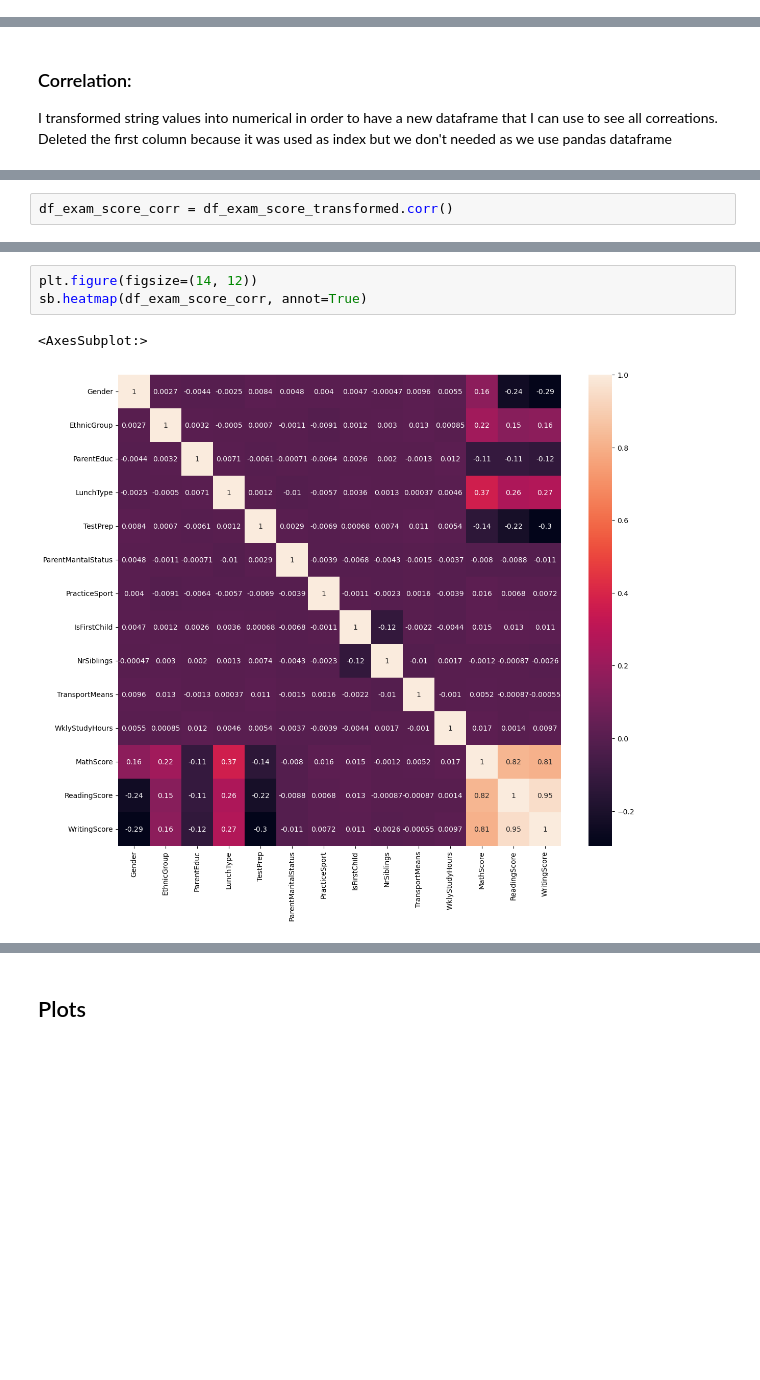
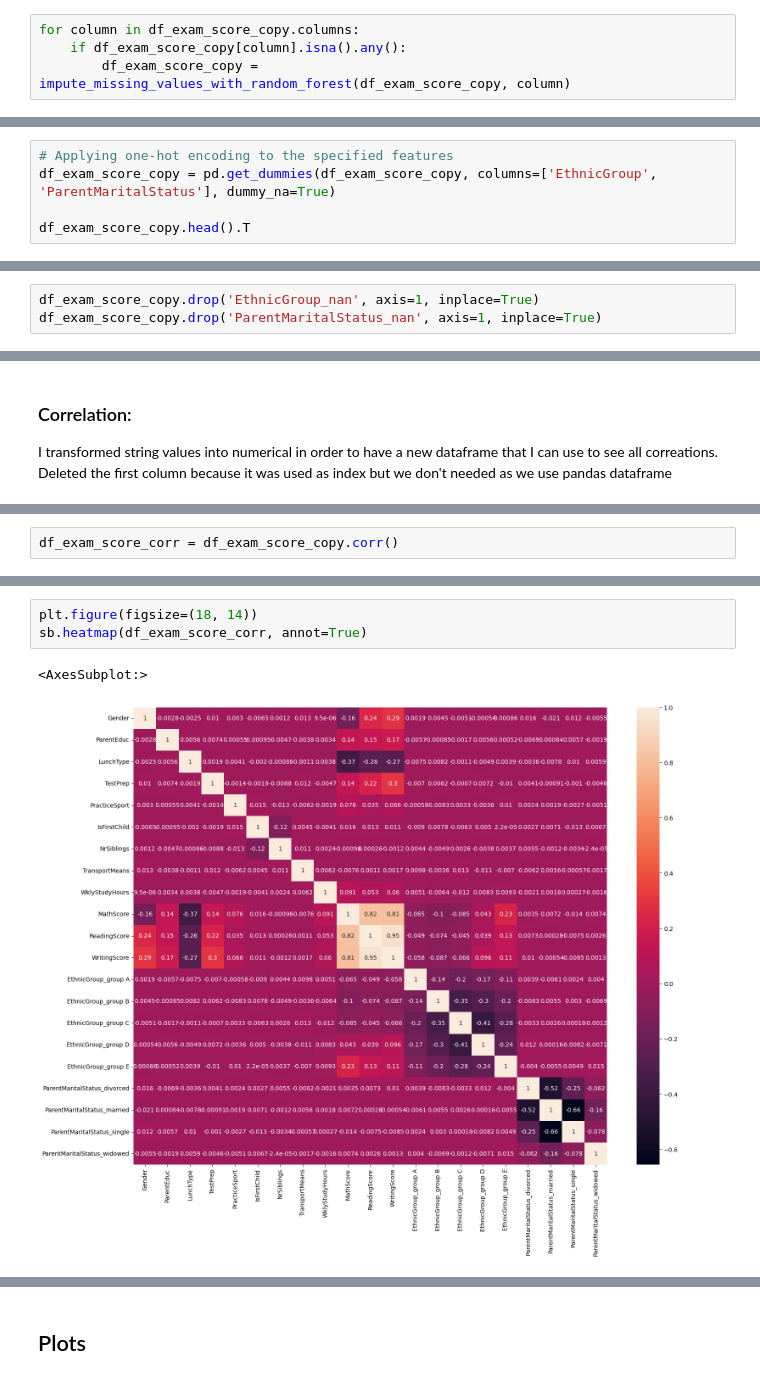
Before and after one commit to onathatice-univr/programming_final_project, a Jupyter notebook: VR503361_final_project.ipynb, the cells around one changed output, grey strips where cells are left out. Saved outputs shown, nothing was run; the diff lists cells and outputs as text; blank space fills up the shorter version.

Commit message:
Numerical encoding for each variable, handle missing values, correlation

```diff
--- a/VR503361_final_project.ipynb
+++ b/VR503361_final_project.ipynb
@@ -99,0 +282,4 @@ df_exam_score_copy = df_exam_score.copy()
+# %%
+for column in df_exam_score_copy.columns:
+    if df_exam_score_copy[column].isna().any():
+        df_exam_score_copy = impute_missing_values_with_random_forest(df_exam_score_copy, column)
@@ -99,0 +311,5 @@ df_exam_score_copy = df_exam_score.copy()
+# %%
+# Applying one-hot encoding to the specified features
+df_exam_score_copy = pd.get_dummies(df_exam_score_copy, columns=['EthnicGroup', 'ParentMaritalStatus'], dummy_na=True)
+
+df_exam_score_copy.head().T
@@ -99,0 +334,3 @@ df_exam_score_copy = df_exam_score.copy()
+# %%
+df_exam_score_copy.drop('EthnicGroup_nan', axis=1, inplace=True)
+df_exam_score_copy.drop('ParentMaritalStatus_nan', axis=1, inplace=True)
@@ -143,5 +405,5 @@ df_exam_score_transformed
 # %%
-df_exam_score_corr = df_exam_score_transformed.corr()
+df_exam_score_corr = df_exam_score_copy.corr()
 # %%
 df_exam_score_corr
 # %% [output]
@@ -163,6 +428,6 @@ df_exam_score_corr
 # %%
-plt.figure(figsize=(14, 12))
+plt.figure(figsize=(18, 14))
 sb.heatmap(df_exam_score_corr, annot=True)
 # %% [output]
 <AxesSubplot:>
-[figure, old version]
+[figure, new version]
```
Also changed, not shown: parts of 41 cells of this notebook.
